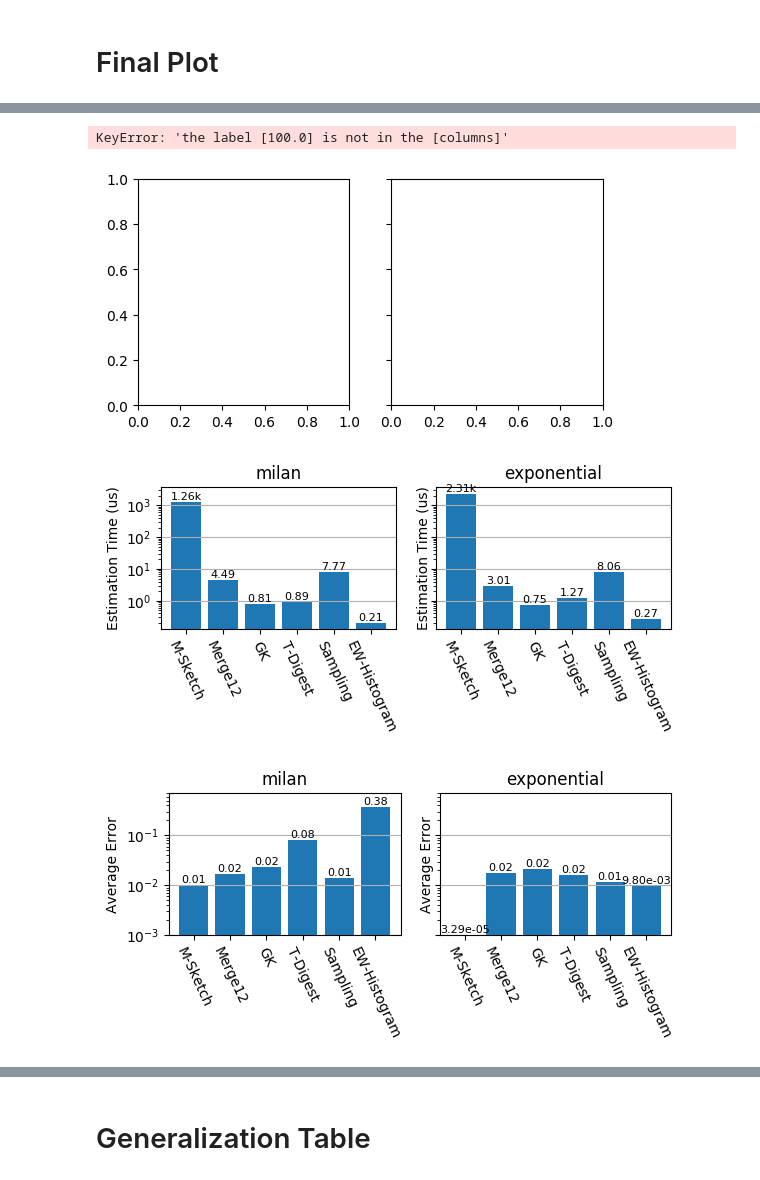
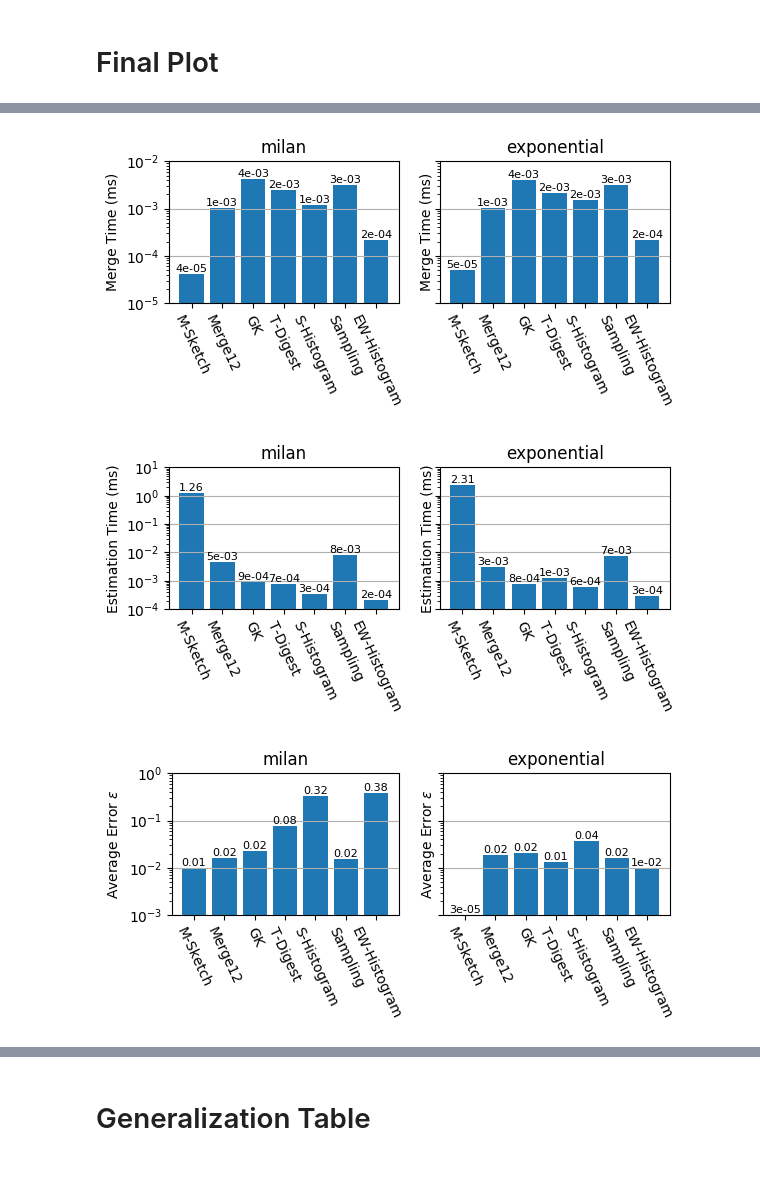
Before and after one commit to stanford-futuredata/msketch, a Jupyter notebook: analysis/Perf Micro Plots.ipynb, the cells around one changed output, grey strips where cells are left out. Cells and saved outputs as stored; diff of their text form; code cells hidden in the pictures.

```diff
--- a/analysis/Perf Micro Plots.ipynb
+++ b/analysis/Perf Micro Plots.ipynb
@@ -22,7 +22,7 @@ def human_format(x):
     sigpart = 0
     suffix = ""
     if x < .01:
-        return "{:.2e}".format(x)
+        return "{:.0e}".format(x)
     if x < 1:
         return "{:.2f}".format(x)
     if x < 1000:
@@ -63,7 +63,7 @@ alg_display_name = {
     "spark_gk": "GK",
     "histogram": "EW-Histogram",
     "sampling": "Sampling",
-    "approx_histogram": "A-Histogram",
+    "approx_histogram": "S-Histogram",
 }
 # %%
 datasets = ["milan", "exponential", "hepmass", "retail", "occupancy", "power"]
@@ -207,7 +207,7 @@ sketch_sizes = {
     "approx_histogram": 100.0
 }
 
-sketches = ["cmoments", "yahoo", "spark_gk", "approx_histogram", "tdigest", "sampling", "histogram"]
+sketches = ["cmoments", "yahoo", "spark_gk", "tdigest", "approx_histogram", "sampling", "histogram"]
 # %%
 def bar_plot(ax, ys, log=False, label=False, ylims=None):
     n = len(ys)
@@ -232,3 +232,32 @@ def bar_plot(ax, ys, log=False, label=False, ylims=None):
                 ha='center', va='bottom', size = 8,
             )
     ax.set_xticks(xlocs)
+# %%
+dataset_ratio =811098.0/243082.0
+
+fig, axs = plt.subplots(figsize=(6,3), nrows=1, ncols=2, sharey=True, dpi=100)
+for di in range(len(m_datasets)):
+    dname = m_datasets[di]
+    m_df = point_results_processed[dname]
+    dfg = m_df.groupby(["sketch", "size_param"]).mean()
+    m_df2 = merge_results_processed[dname]
+    dfg2 = m_df2.groupby(["sketch", "size_param"]).mean()
+
+    ax = axs[di]
+    ys = []
+    names = []
+    for cursketch in sketches:
+        curkey = (cursketch, sketch_sizes[cursketch])
+        cury = dfg.loc[curkey]["query_time"]+dfg2.loc[curkey]["merge_time"]*811098.0/dfg2.loc[curkey]["n"]
+        ys.append(cury*1e-6)
+        names.append(alg_display_name[cursketch])
+    ys = np.array(ys)
+    bar_plot(ax, ys, log=True, label=True)
+    ax.set_xticklabels(names, rotation=-65)
+    ax.set_ylabel("Total Query Time (ms)")
+    ax.yaxis.grid(True)
+    ax.set_ylim(10, 10000)
+    ax.set_title(dname)
+
+fig.tight_layout()
+fig.savefig("h_endquery.pdf", bbox_inches='tight')
@@ -235,29 +266,29 @@ def bar_plot(ax, ys, log=False, label=False, ylims=None):
 # %%
 fig, axs = plt.subplots(figsize=(6,3), nrows=1, ncols=2, sharey=True, dpi=100)
 for di in range(len(m_datasets)):
     dname = m_datasets[di]
     m_df = merge_results_processed[dname]
     dfg = m_df.groupby(["sketch", "size_param"]).mean()
 
     ax = axs[di]
     ys = []
     names = []
     for cursketch in sketches:
         curkey = (cursketch, sketch_sizes[cursketch])
-        ys.append(dfg.loc[curkey]["merge_time"]/dfg.loc[curkey]["n"])
+        ys.append(dfg.loc[curkey]["merge_time"]*1e-6/dfg.loc[curkey]["n"])
         names.append(alg_display_name[cursketch])
     ys = np.array(ys)
     bar_plot(ax, ys, log=True, label=True)
     ax.set_xticklabels(names, rotation=-65)
-    ax.set_ylabel("Merge Time (ns)")
+    ax.set_ylabel("Merge Time (ms)")
+    ax.set_ylim(1e-5, 1e-2)
     ax.yaxis.grid(True)
     ax.set_title(dname)
 
 fig.tight_layout()
 fig.savefig("h_merge_time.pdf", bbox_inches='tight')
 # %% [output]
-KeyError: 'the label [100.0] is not in the [columns]'
-[figure, old version]
+[figure, new version]
 # %%
 fig, axs = plt.subplots(figsize=(6,3), nrows=1, ncols=2, sharey=True, dpi=100)
 for di in range(len(m_datasets)):
@@ -270,19 +301,20 @@ for di in range(len(m_datasets)):
     names = []
     for cursketch in sketches:
         curkey = (cursketch, sketch_sizes[cursketch])
-        ys.append(dfg.loc[curkey]["query_time"]*1e-3)
+        ys.append(dfg.loc[curkey]["query_time"]*1e-6)
         names.append(alg_display_name[cursketch])
     ys = np.array(ys)
     bar_plot(ax, ys, log=True, label=True)
     ax.set_xticklabels(names, rotation=-65)
-    ax.set_ylabel("Estimation Time (us)")
+    ax.set_ylabel("Estimation Time (ms)")
+    ax.set_ylim(1e-4, 10)
     ax.yaxis.grid(True)
     ax.set_title(dname)
 
 fig.tight_layout()
 fig.savefig("h_est.pdf", bbox_inches='tight')
 # %% [output]
-[figure, old version]
+[figure, new version]
 # %%
 fig, axs = plt.subplots(figsize=(6,3), nrows=1, ncols=2, sharey=True, dpi=100)
 for di in range(len(m_datasets)):
@@ -301,14 +333,15 @@ for di in range(len(m_datasets)):
     bar_plot(ax, ys, log=True, label=True, ylims=(1e-3, .5))
     ax.set_ylim(1e-3, .7)
     ax.set_xticklabels(names, rotation=-65)
-    ax.set_ylabel("Average Error")
+    ax.set_ylabel("Average Error $\epsilon$")
+    ax.set_ylim(1e-3, 1)
     ax.yaxis.grid(True)
     ax.set_title(dname)
 
 fig.tight_layout()
 fig.savefig("h_error.pdf", bbox_inches='tight')
 # %% [output]
-[figure, old version]
+[figure, new version]
 # %%
 results = []
 for sketch in sketches:
```
Also changed, not shown: parts of 9 cells of this notebook, 3 other files.
